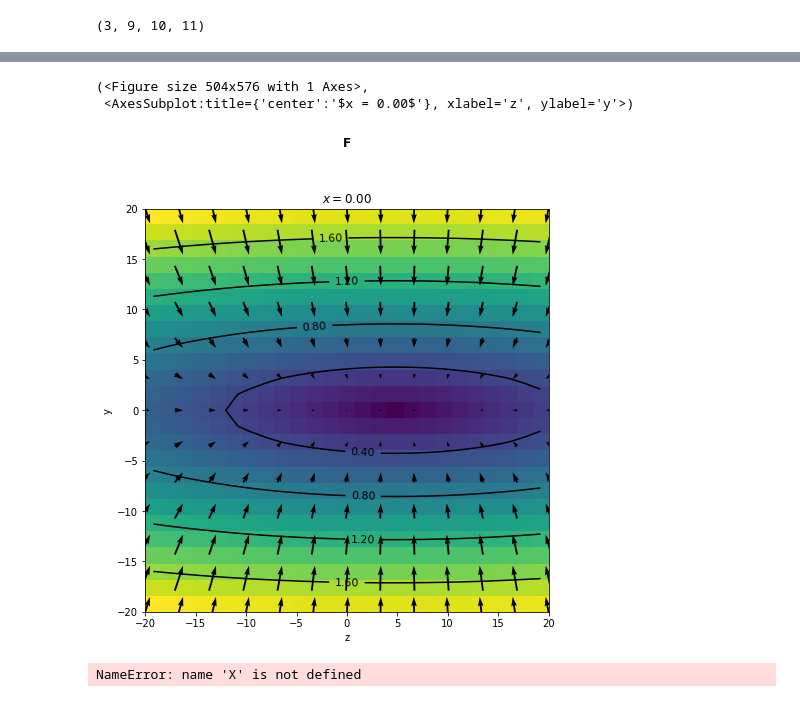
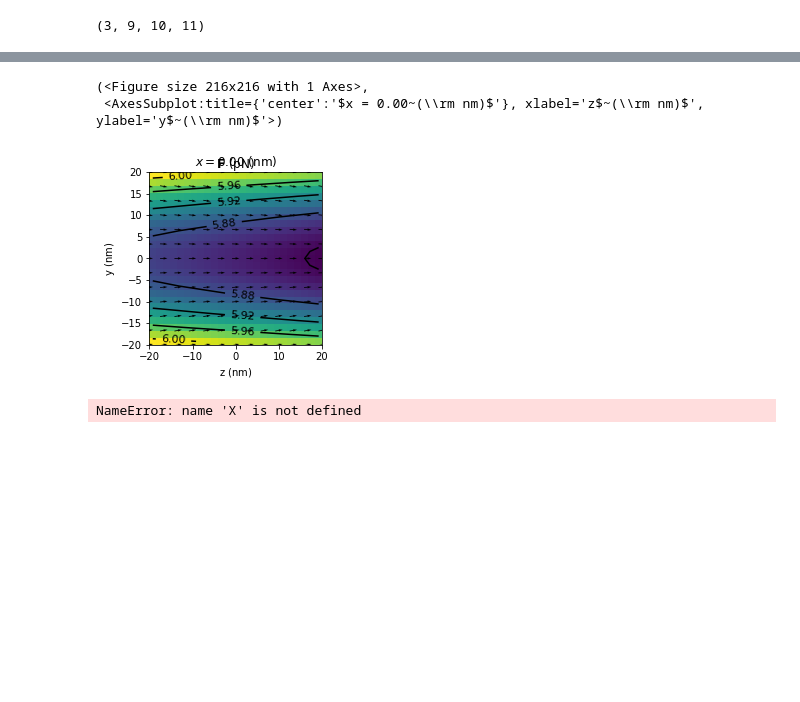
Before and after one commit to lhillber/brownian, a Jupyter notebook: notebooks/Untitled.ipynb, the cells around one changed output, grey strips where cells are left out. Saved outputs shown, nothing was run; the diff lists cells and outputs as text; code cells hidden in the pictures; blank space fills up the shorter version.

```diff
--- a/notebooks/Untitled.ipynb
+++ b/notebooks/Untitled.ipynb
@@ -4,9 +4,15 @@ sys.path.append("../src")
 import numpy as np
 import matlab.engine
 import tweezer_force
-from constants import um, mW, fN, pN, nm
+from constants import units
 import matplotlib.pyplot as plt
 from importlib import reload
+
+um = units["um"]["value"]
+mW = units["mW"]["value"]
+fn = units["fN"]["value"]
+pN = units["pN"]["value"]
+nm = units["nm"]["value"]
 # %%
 reload(tweezer_force)
 from tweezer_force import Domain, Tweezers
@@ -59,9 +68,9 @@ plt.tight_layout()
 # %%
-C.plot_slices(domain=Domain([[-20*nm, 20*nm, 25]]*3), unit=nm, F_unit=pN, skip=2, planes={"x":[0*nm]})
+C.plot_slices(domain=Domain([[-20*nm, 20*nm, 25]]*3), unit="nm", Funit="pN", skip=2, planes={"x":[0*nm]})
 # %% [output]
-(<Figure size 504x576 with 1 Axes>,
- <AxesSubplot:title={'center':'$x = 0.00$'}, xlabel='z', ylabel='y'>)
+(<Figure size 216x216 with 1 Axes>,
+ <AxesSubplot:title={'center':'$x = 0.00~(\\rm nm)$'}, xlabel='z$~(\\rm nm)$', ylabel='y$~(\\rm nm)$'>)
-[figure, old version]
+[figure, new version]
 # %%
 from scipy.optimize import curve_fit
 
```
Also changed, not shown: parts of 3 cells of this notebook, 15 other files.
